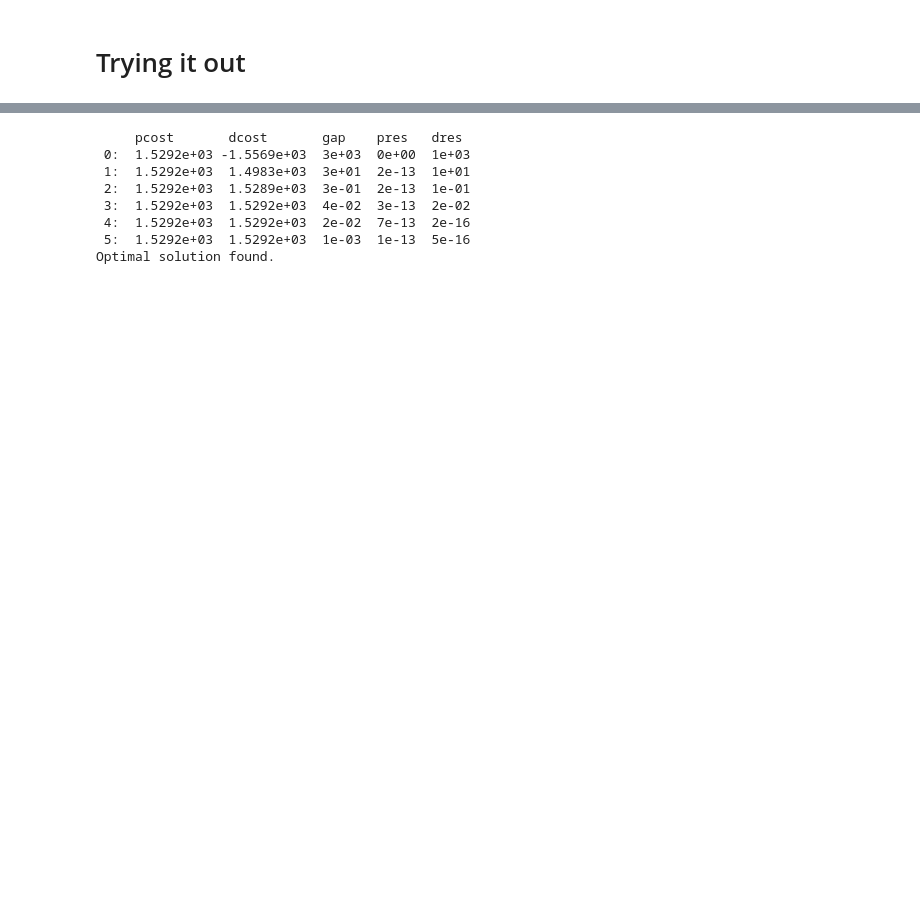
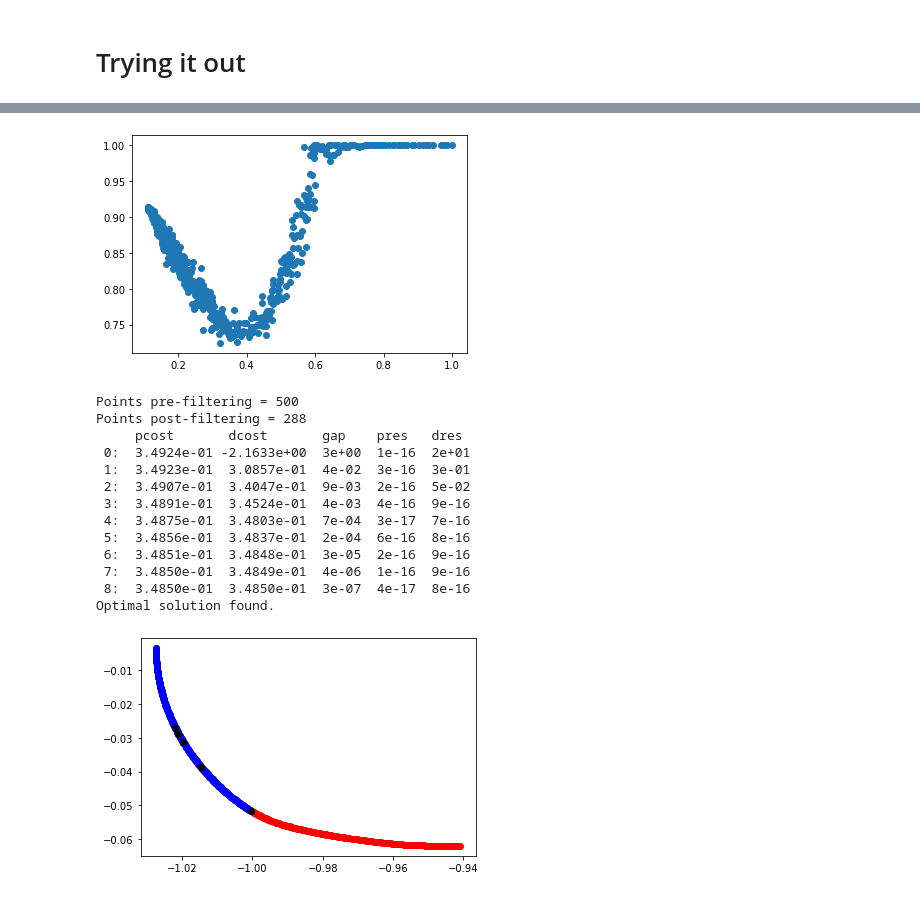
Before and after one commit to secondmind-labs/trieste, a Jupyter notebook: docs/notebooks/qhsri-implementation.ipynb, the cells around one changed output, grey strips where cells are left out. Saved outputs shown, nothing was run; the diff lists cells and outputs as text; code cells hidden in the pictures; blank space fills up the shorter version.

Commit message:
get qhsri working

```diff
--- a/docs/notebooks/qhsri-implementation.ipynb
+++ b/docs/notebooks/qhsri-implementation.ipynb
@@ -188,18 +45,28 @@ model = GaussianProcessRegression(gpflow_model)
 # %%
 # Set up rule
 
-qhsri = BatchHypervolumeSharpeRatioIndicator()
+# Get current best y
+current_best = float(min(initial_data.observations))
+
+qhsri = BatchHypervolumeSharpeRatioIndicator(model, current_best)
 
 points_chosen_by_qhsri = qhsri(model, 5)
 # %% [output]
+[figure, added]
+Points pre-filtering = 500
+Points post-filtering = 288
      pcost       dcost       gap    pres   dres
- 0:  1.5292e+03 -1.5569e+03  3e+03  0e+00  1e+03
- 1:  1.5292e+03  1.4983e+03  3e+01  2e-13  1e+01
- 2:  1.5292e+03  1.5289e+03  3e-01  2e-13  1e-01
- 3:  1.5292e+03  1.5292e+03  4e-02  3e-13  2e-02
- 4:  1.5292e+03  1.5292e+03  2e-02  7e-13  2e-16
- 5:  1.5292e+03  1.5292e+03  1e-03  1e-13  5e-16
+ 0:  3.4924e-01 -2.1633e+00  3e+00  1e-16  2e+01
+ 1:  3.4923e-01  3.0857e-01  4e-02  3e-16  3e-01
+ 2:  3.4907e-01  3.4047e-01  9e-03  2e-16  5e-02
+ 3:  3.4891e-01  3.4524e-01  4e-03  4e-16  9e-16
+ 4:  3.4875e-01  3.4803e-01  7e-04  3e-17  7e-16
+ 5:  3.4856e-01  3.4837e-01  2e-04  6e-16  8e-16
+ 6:  3.4851e-01  3.4848e-01  3e-05  2e-16  9e-16
+ 7:  3.4850e-01  3.4849e-01  4e-06  1e-16  9e-16
+ 8:  3.4850e-01  3.4850e-01  3e-07  4e-17  8e-16
 Optimal solution found.
+[figure, added]
 # %%
 from trieste.acquisition.function import BatchMonteCarloExpectedImprovement
 from trieste.acquisition.rule import EfficientGlobalOptimization
```
Also changed, not shown: parts of 8 cells of this notebook, 1 other file.
